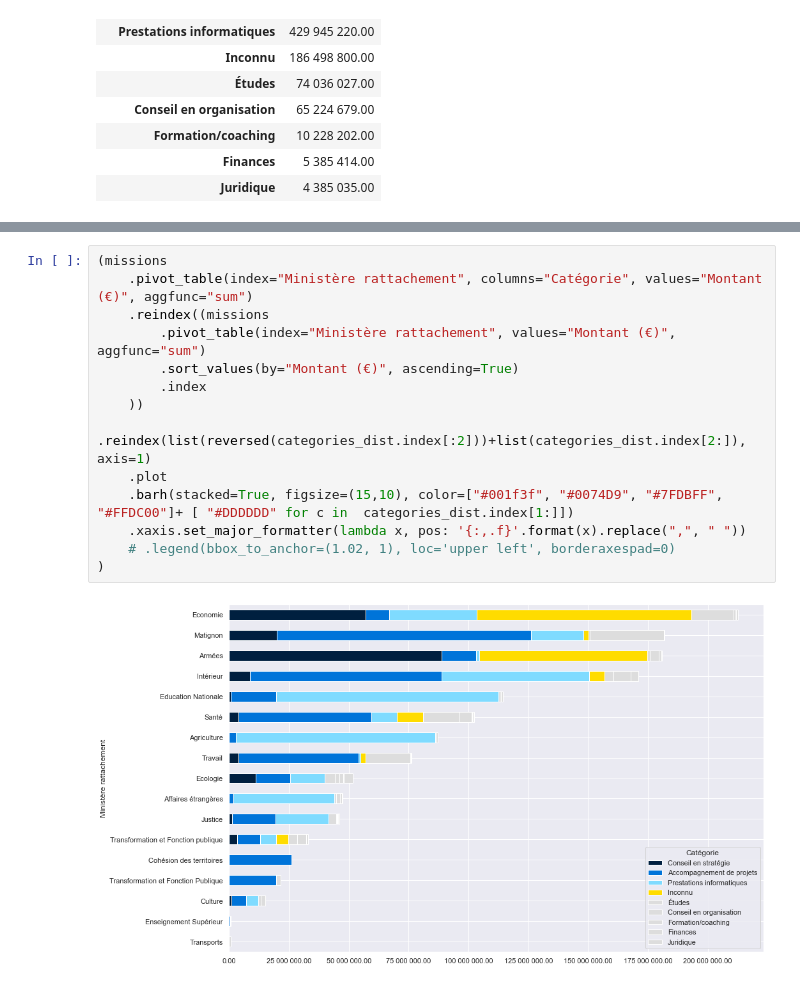
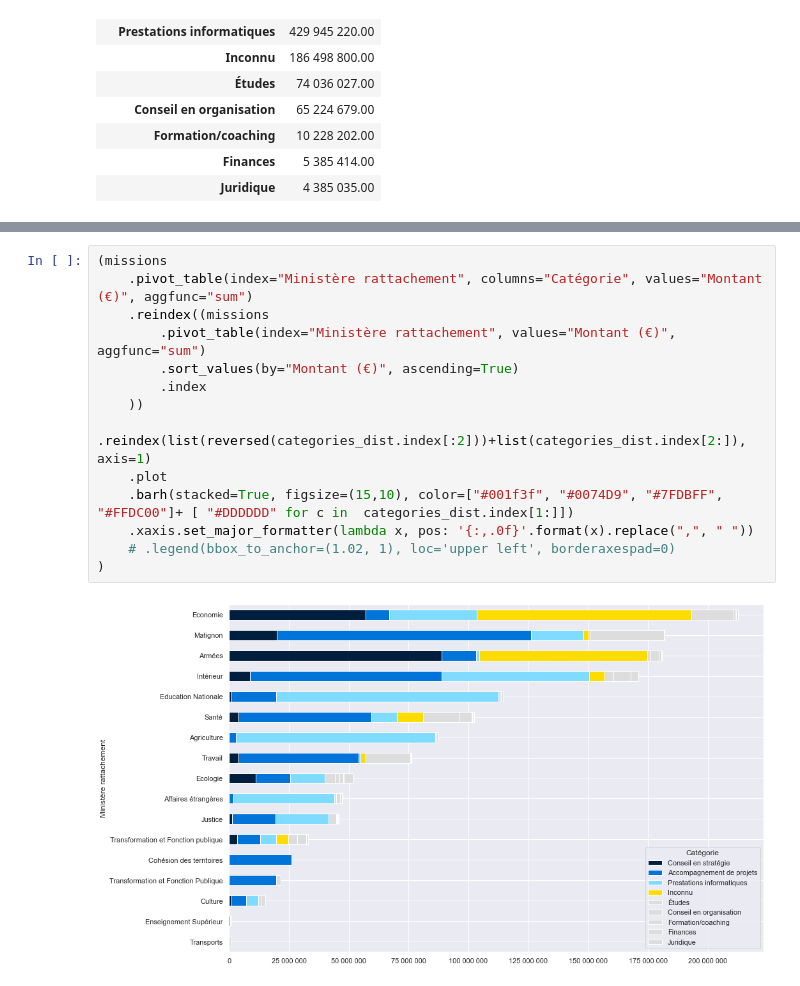
Before and after one commit to taniki/notebooks, a Jupyter notebook: sénat - cabinets de conseil/décodeurs.ipynb, the cells around one changed output, grey strips where cells are left out. Saved outputs shown, nothing was run; the diff lists cells and outputs as text.

```diff
--- a/sénat - cabinets de conseil/décodeurs.ipynb
+++ b/sénat - cabinets de conseil/décodeurs.ipynb
@@ -333,16 +333,16 @@ categories_dist
 # %%
 (missions
     .pivot_table(index="Ministère rattachement", columns="Catégorie", values="Montant (€)", aggfunc="sum")
     .reindex((missions
         .pivot_table(index="Ministère rattachement", values="Montant (€)", aggfunc="sum")
         .sort_values(by="Montant (€)", ascending=True)
         .index
     ))
     .reindex(list(reversed(categories_dist.index[:2]))+list(categories_dist.index[2:]), axis=1)
     .plot
     .barh(stacked=True, figsize=(15,10), color=["#001f3f", "#0074D9", "#7FDBFF", "#FFDC00"]+ [ "#DDDDDD" for c in  categories_dist.index[1:]])
-    .xaxis.set_major_formatter(lambda x, pos: '{:,.f}'.format(x).replace(",", " "))
+    .xaxis.set_major_formatter(lambda x, pos: '{:,.0f}'.format(x).replace(",", " "))
     # .legend(bbox_to_anchor=(1.02, 1), loc='upper left', borderaxespad=0)
 )
 # %% [output]
-[figure, old version]
+[figure, new version]
```
Also changed, not shown: parts of 6 cells of this notebook.
